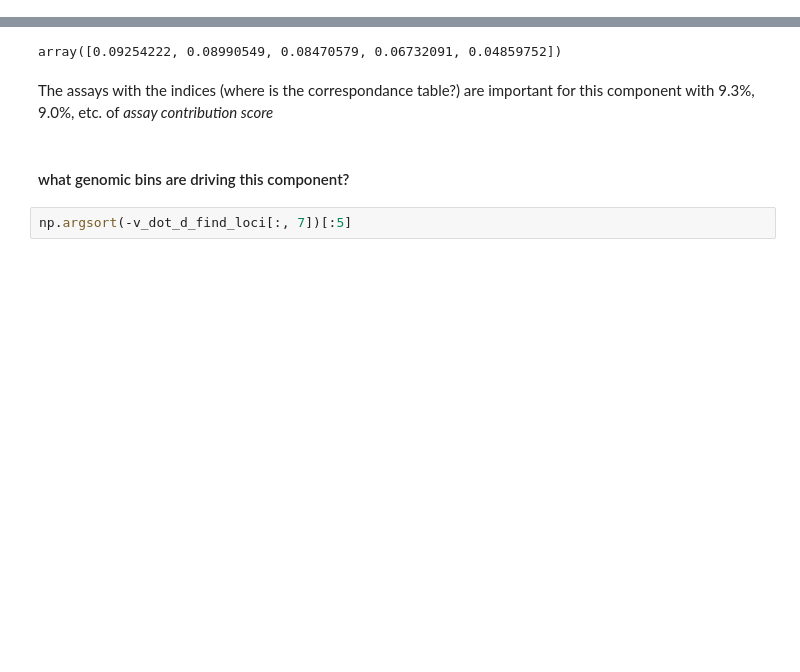
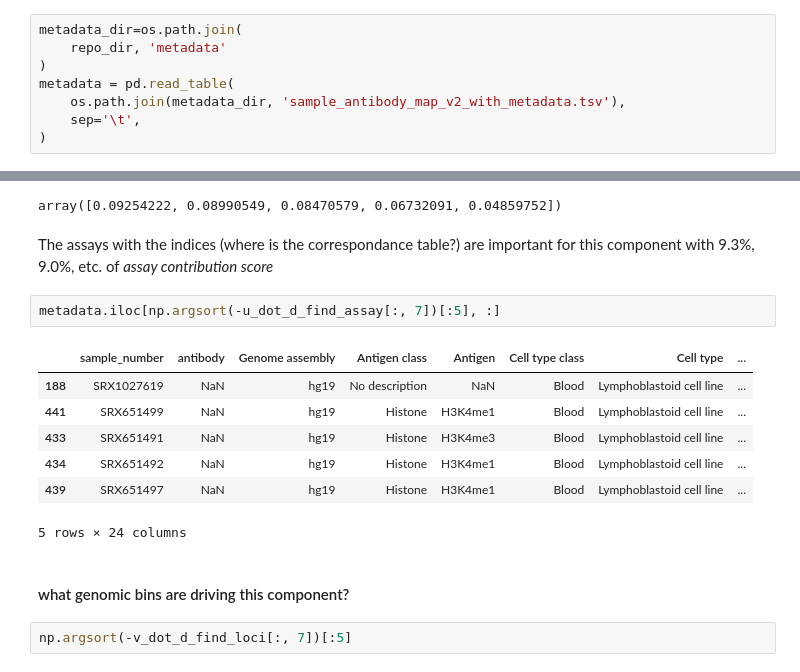
Before and after one commit to lkalesinskas/SNPs2ChIP, a Jupyter notebook: whichComponent/notebook/Asthma_rs4795397.ipynb, the cells around one changed output, grey strips where cells are left out. Saved outputs shown, nothing was run; the diff lists cells and outputs as text; blank space fills up the shorter version.

Commit message:
add metadata info to Asthma rs4795397 example

```diff
--- a/whichComponent/notebook/Asthma_rs4795397.ipynb
+++ b/whichComponent/notebook/Asthma_rs4795397.ipynb
@@ -50,6 +50,14 @@ enrichment_data_dir=os.path.join(repo_dir, 'enrichment', 'private_data')
 # %%
 sys.path.append(os.path.join(repo_dir, 'enrichement', 'src'))
 from great import read_great_res_wrapper
+# %%
+metadata_dir=os.path.join(
+    repo_dir, 'metadata'
+)
+metadata = pd.read_table(
+    os.path.join(metadata_dir, 'sample_antibody_map_v2_with_metadata.tsv'),
+    sep='\t',
+)
 # %% [markdown]
 ### Step 1: SNP to genomic bin
 - `rs4795397` is on chr17:38023745 (hg19)
@@ -157,6 +165,16 @@ u_dot_d_find_assay[np.argsort(-u_dot_d_find_assay[:, 7])[:5], 7]
 array([0.09254222, 0.08990549, 0.08470579, 0.06732091, 0.04859752])
 # %% [markdown]
 The assays with the indices (where is the correspondance table?) are important for this component with 9.3%, 9.0%, etc. of *assay contribution score*
+# %%
+metadata.iloc[np.argsort(-u_dot_d_find_assay[:, 7])[:5], :]
+# %% [output]
+|  | sample_number | antibody | Genome assembly | Antigen class | Antigen | Cell type class | Cell type | ... |
+| 188 | SRX1027619 | NaN | hg19 | No description | NaN | Blood | Lymphoblastoid cell line | ... |
+| 441 | SRX651499 | NaN | hg19 | Histone | H3K4me1 | Blood | Lymphoblastoid cell line | ... |
+| 433 | SRX651491 | NaN | hg19 | Histone | H3K4me3 | Blood | Lymphoblastoid cell line | ... |
+| 434 | SRX651492 | NaN | hg19 | Histone | H3K4me1 | Blood | Lymphoblastoid cell line | ... |
+| 439 | SRX651497 | NaN | hg19 | Histone | H3K4me1 | Blood | Lymphoblastoid cell line | ... |
+5 rows × 24 columns
 # %% [markdown]
 #### what genomic bins are driving this component?
 # %%
```
Also changed, not shown: parts of 2 cells of this notebook, 4 other files.
